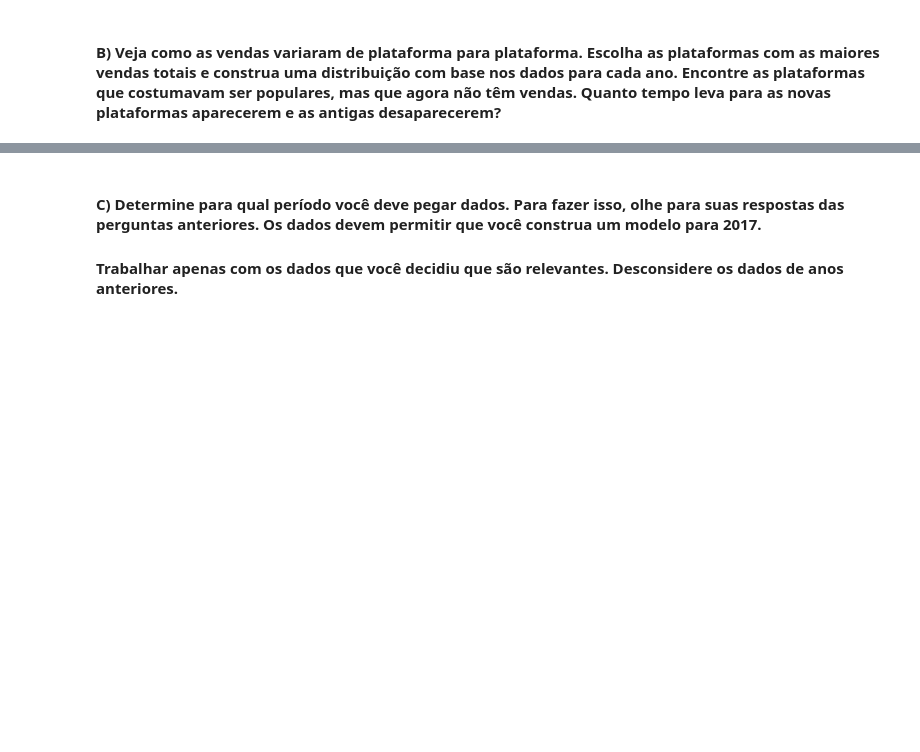
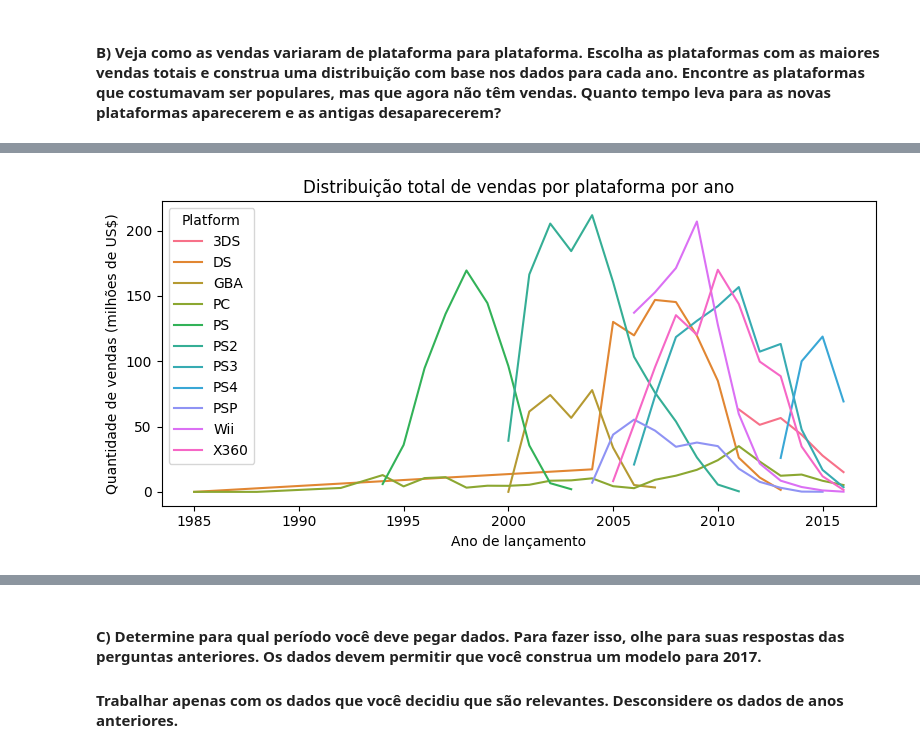
Before and after one commit to BCaravina/video-games-EDA, a Jupyter notebook: notebooks/analysis.ipynb, the cells around one changed output, grey strips where cells are left out. Saved outputs shown, nothing was run; the diff lists cells and outputs as text; code cells hidden in the pictures; blank space fills up the shorter version.

Commit message:
análise vendas e vida das plataformas

```diff
--- a/notebooks/analysis.ipynb
+++ b/notebooks/analysis.ipynb
@@ -222,0 +273,21 @@ A diferença visual entre os histogramas se dá pela quantidade do conjunto de d
+# %%
+# visualizando a venda total de cada uma das top_platforms através dos anos
+plt.figure(figsize=(8, 4))
+
+sns.lineplot(
+    data=platform_year_sales,
+    x="year_of_release",
+    y="yearly_sales",
+    hue="platform",
+    legend=True
+)
+
+plt.title("Distribuição total de vendas por plataforma por ano")
+plt.xlabel("Ano de lançamento")
+plt.ylabel("Quantidade de vendas (milhões de US$)")
+plt.legend(title="Platform")
+
+plt.tight_layout()
+plt.show()
+# %% [output]
+[figure, added]
```
Also changed, not shown: parts of 8 cells of this notebook.
